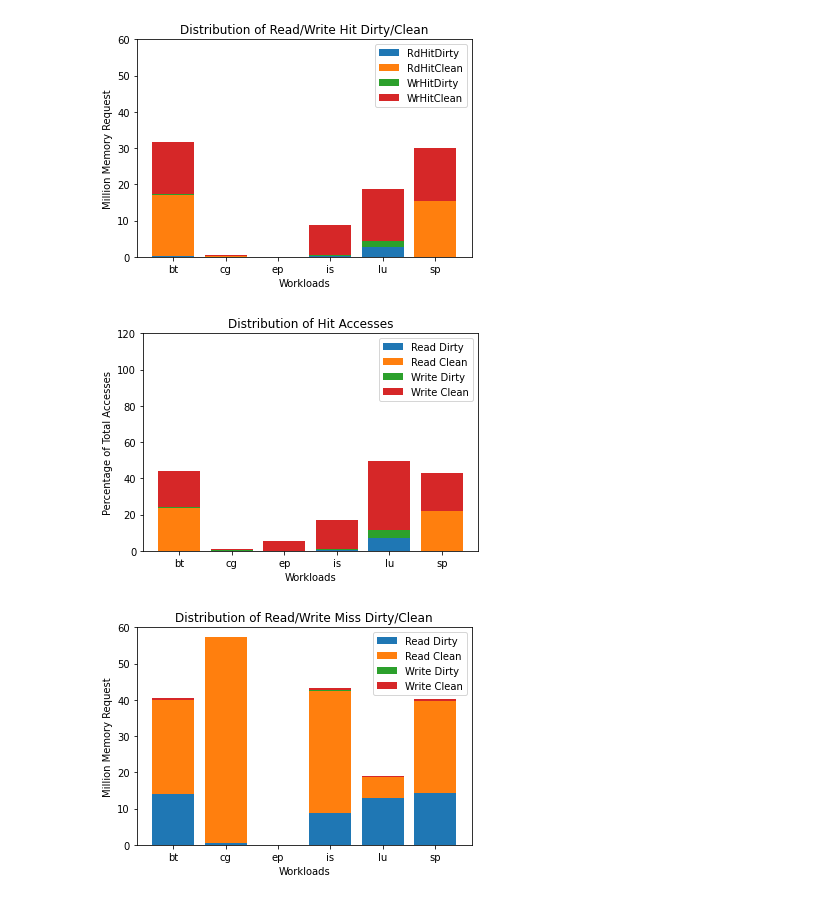
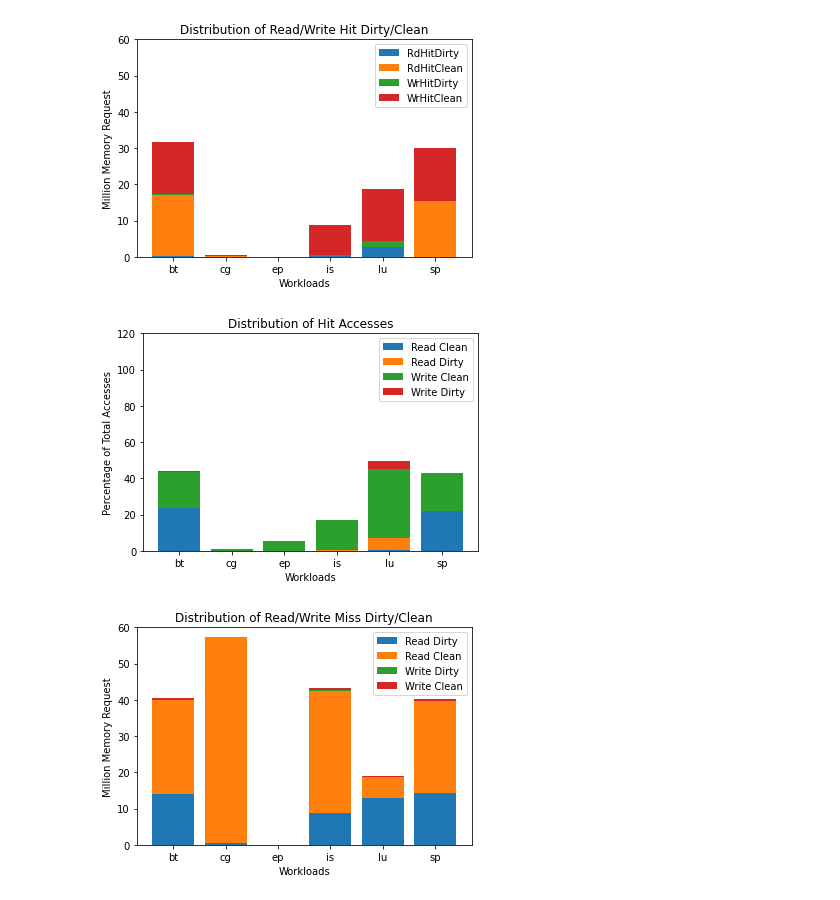
Before and after one commit to darchr/dramCacheController, a Jupyter notebook: myPlots/res_Oct_31/npb_alloy_5sec.ipynb, the cells around one changed output. Cells and saved outputs as stored; diff of their text form; code cells hidden in the pictures.

```diff
--- a/myPlots/res_Oct_31/npb_alloy_5sec.ipynb
+++ b/myPlots/res_Oct_31/npb_alloy_5sec.ipynb
@@ -48,7 +48,8 @@ Stats = ['system.mem_ctrl.readReqs',
          'system.loc_mem_ctrl.dram.readBursts',
          'system.loc_mem_ctrl.dram.writeBursts',
          'system.far_mem_ctrl.dram.readBursts',
-         'system.far_mem_ctrl.dram.writeBursts'
+         'system.far_mem_ctrl.dram.writeBursts',
+         'system.mem_ctrl.numColdMisses'
           ]
 
 
@@ -108,7 +109,8 @@ df = pd.DataFrame(rows, columns=[
          'system.loc_mem_ctrl.dram.readBursts',
          'system.loc_mem_ctrl.dram.writeBursts',
          'system.far_mem_ctrl.dram.readBursts',
-         'system.far_mem_ctrl.dram.writeBursts'
+         'system.far_mem_ctrl.dram.writeBursts',
+         'system.mem_ctrl.numColdMisses'
          ])
 
 
@@ -170,29 +172,29 @@ plt.show()
 # %%
 x = ['bt', 'cg', 'ep', 'is', 'lu', 'sp']
 
-y1 = 100*df['numRdHitDirty'].astype(int)/(df['readReqs'].astype(int)+df['writeReqs'].astype(int))
-y2 = 100*df['numRdHitClean'].astype(int)/(df['readReqs'].astype(int)+df['writeReqs'].astype(int))
-y3 = 100*df['numWrHitDirty'].astype(int)/(df['readReqs'].astype(int)+df['writeReqs'].astype(int))
-y4 = 100*df['numWrHitClean'].astype(int)/(df['readReqs'].astype(int)+df['writeReqs'].astype(int))
+y1 = 100*df['numRdHitClean'].astype(int)/(df['readReqs'].astype(int)+df['writeReqs'].astype(int))
+y2 = 100*df['numRdHitDirty'].astype(int)/(df['readReqs'].astype(int)+df['writeReqs'].astype(int))
+y3 = 100*df['numWrHitClean'].astype(int)/(df['readReqs'].astype(int)+df['writeReqs'].astype(int))
+y4 = 100*df['numWrHitDirty'].astype(int)/(df['readReqs'].astype(int)+df['writeReqs'].astype(int))
 
 # Multi bar Chart
 fig = plt.figure()
 fig.set_size_inches(6, 4)
 
 plt.ylim([0,120])
 
-plt.bar(x, y1, label = 'Read Dirty')
-plt.bar(x, y2, bottom=y1, label = 'Read Clean')
-plt.bar(x, y3, bottom=y1+y2, label = 'Write Dirty')
-plt.bar(x, y4, bottom=y1+y2+y3, label = 'Write Clean')
+plt.bar(x, y1, label = 'Read Clean')
+plt.bar(x, y2, bottom=y1, label = 'Read Dirty')
+plt.bar(x, y3, bottom=y1+y2, label = 'Write Clean')
+plt.bar(x, y4, bottom=y1+y2+y3, label = 'Write Dirty')
 
 plt.title("Distribution of Hit Accesses")
 plt.xlabel("Workloads")
 plt.ylabel("Percentage of Total Accesses")
 plt.legend()
 plt.show()
 # %% [output]
-[figure, old version]
+[figure, new version]
 # %%
 x = ['bt', 'cg', 'ep', 'is', 'lu', 'sp']
 y1 = df['numRdMissDirty'].astype(int)/1000000
```
Also changed, not shown: parts of 1 cell of this notebook, 1 other file.
